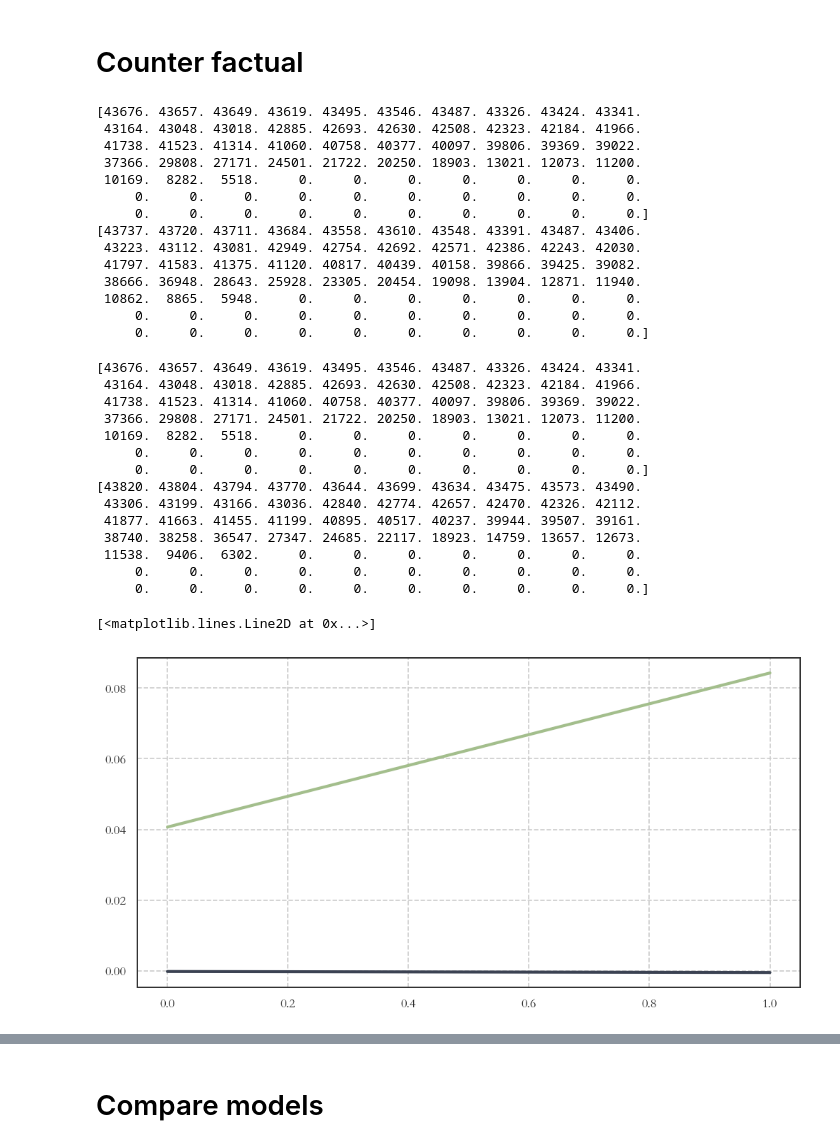
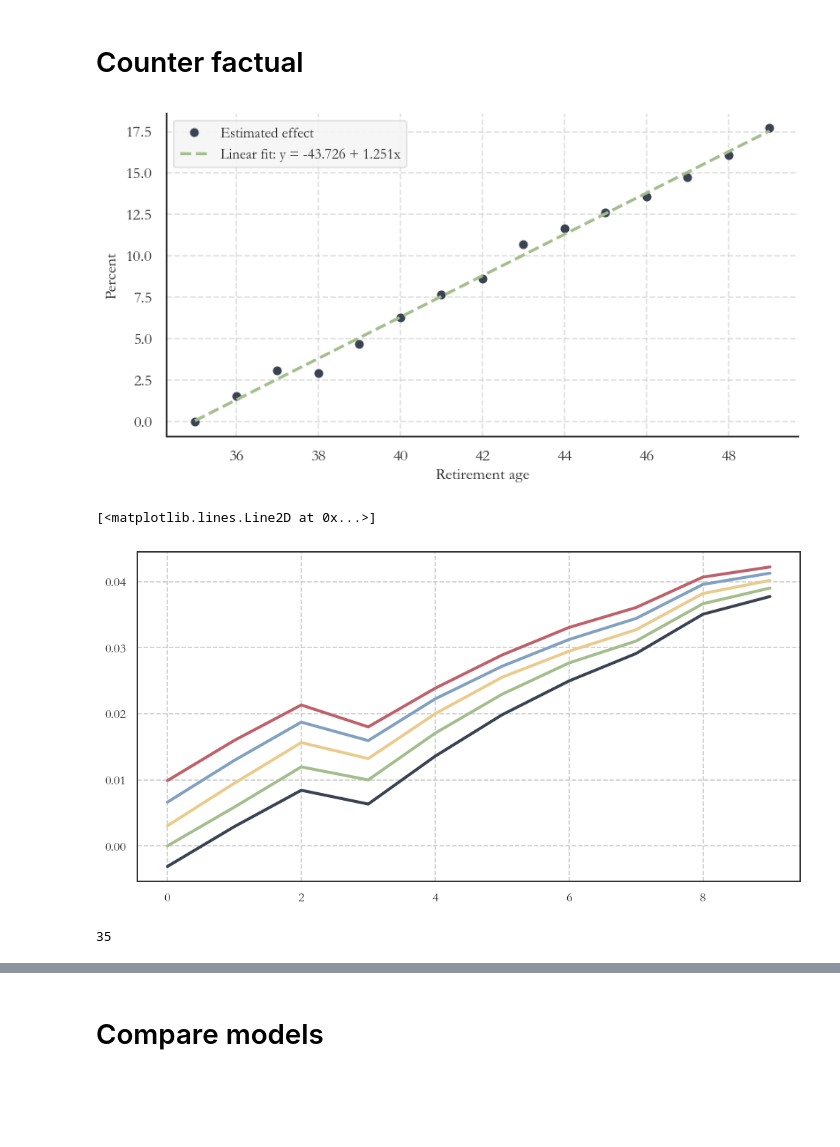
Before and after one commit to math869c/Design_retirement, a Jupyter notebook: Counter_factuals_loop.ipynb, the cells around one changed output, grey strips where cells are left out. Saved outputs shown, nothing was run; the diff lists cells and outputs as text; code cells hidden in the pictures; blank space fills up the shorter version.

Commit message:
PLR: Retirement age effect

```diff
--- a/Counter_factuals_loop.ipynb
+++ b/Counter_factuals_loop.ipynb
@@ -38,54 +41,24 @@ Wall time: 31.9 s
 
 total_effect_list = []
 
-for age in range(35, 45):
+for age in range(35, 50):
 
     theta = [age]
     theta_names = ['retirement_age']
 
     og_model, new_model =  make_new_model(model, theta, theta_names, do_print = False)
 
-    pi_cum = np.cumprod(og_model.pi)
-    pi_weight = pi_cum/np.cumsum(pi_cum)
+    pi_cum = np.cumprod(og_model.par.pi)
 
-    total_margin_og = np.sum(pi_weight[:og_model.par.last_retirement] * og_model.sim.h[:og_model.par.last_retirement])
-    total_margin_new = np.sum(pi_weight[:og_model.par.last_retirement] * new_model.sim.h[:og_model.par.last_retirement])
+    total_margin_og = np.sum(pi_cum[:og_model.par.last_retirement] * og_model.sim.h[:, :og_model.par.last_retirement])
+    total_margin_new = np.sum(pi_cum[:og_model.par.last_retirement] * new_model.sim.h[:, :og_model.par.last_retirement])
     total_margin = (total_margin_new-total_margin_og)/total_margin_og
 
     total_effect_list.append([total_margin_og, total_margin_new, total_margin])
-
-plt.plot(total_effect_list)
-# %% [output]
-[43676. 43657. 43649. 43619. 43495. 43546. 43487. 43326. 43424. 43341.
- 43164. 43048. 43018. 42885. 42693. 42630. 42508. 42323. 42184. 41966.
- 41738. 41523. 41314. 41060. 40758. 40377. 40097. 39806. 39369. 39022.
- 37366. 29808. 27171. 24501. 21722. 20250. 18903. 13021. 12073. 11200.
- 10169.  8282.  5518.     0.     0.     0.     0.     0.     0.     0.
-     0.     0.     0.     0.     0.     0.     0.     0.     0.     0.
-     0.     0.     0.     0.     0.     0.     0.     0.     0.     0.]
-[43737. 43720. 43711. 43684. 43558. 43610. 43548. 43391. 43487. 43406.
- 43223. 43112. 43081. 42949. 42754. 42692. 42571. 42386. 42243. 42030.
- 41797. 41583. 41375. 41120. 40817. 40439. 40158. 39866. 39425. 39082.
- 38666. 36948. 28643. 25928. 23305. 20454. 19098. 13904. 12871. 11940.
- 10862.  8865.  5948.     0.     0.     0.     0.     0.     0.     0.
-     0.     0.     0.     0.     0.     0.     0.     0.     0.     0.
-     0.     0.     0.     0.     0.     0.     0.     0.     0.     0.]
-[43676. 43657. 43649. 43619. 43495. 43546. 43487. 43326. 43424. 43341.
- 43164. 43048. 43018. 42885. 42693. 42630. 42508. 42323. 42184. 41966.
- 41738. 41523. 41314. 41060. 40758. 40377. 40097. 39806. 39369. 39022.
- 37366. 29808. 27171. 24501. 21722. 20250. 18903. 13021. 12073. 11200.
- 10169.  8282.  5518.     0.     0.     0.     0.     0.     0.     0.
-     0.     0.     0.     0.     0.     0.     0.     0.     0.     0.
-     0.     0.     0.     0.     0.     0.     0.     0.     0.     0.]
-[43820. 43804. 43794. 43770. 43644. 43699. 43634. 43475. 43573. 43490.
- 43306. 43199. 43166. 43036. 42840. 42774. 42657. 42470. 42326. 42112.
- 41877. 41663. 41455. 41199. 40895. 40517. 40237. 39944. 39507. 39161.
- 38740. 38258. 36547. 27347. 24685. 22117. 18923. 14759. 13657. 12673.
- 11538.  9406.  6302.     0.     0.     0.     0.     0.     0.     0.
-     0.     0.     0.     0.     0.     0.     0.     0.     0.     0.
-     0.     0.     0.     0.     0.     0.     0.     0.     0.     0.]
-[<matplotlib.lines.Line2D at 0x...>]
-[figure, removed]
+# %%
+plot_total_effect_with_trend(total_effect_list, title=None, save_title="ret_age_increase_effect.png")
+# %% [output]
+[figure, added]
 # %%
 # Change parameters and re-solve
 
@@ -115,0 +88,13 @@ plt.plot(total_effect_list)
+# %%
+plt.plot(test[0][:, 2])
+plt.plot(test[1][:, 2])
+plt.plot(test[2][:, 2])
+plt.plot(test[3][:, 2])
+plt.plot(test[4][:, 2])
+# %% [output]
+[<matplotlib.lines.Line2D at 0x...>]
+[figure, added]
+# %%
+par.retirement_age
+# %% [output]
+35
```
Also changed, not shown: parts of 6 cells of this notebook, 19 other files.
